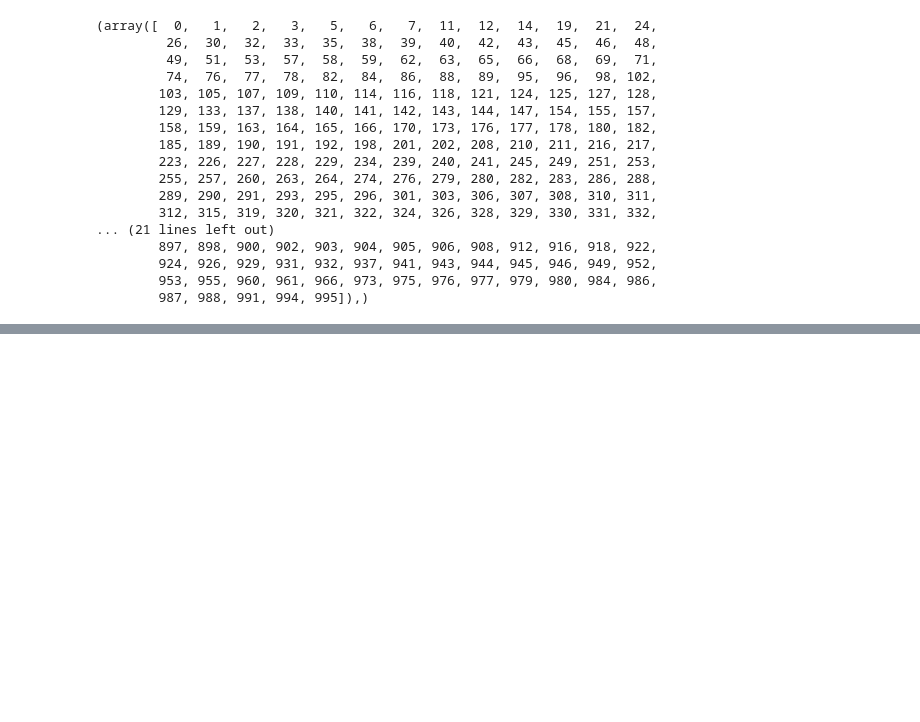
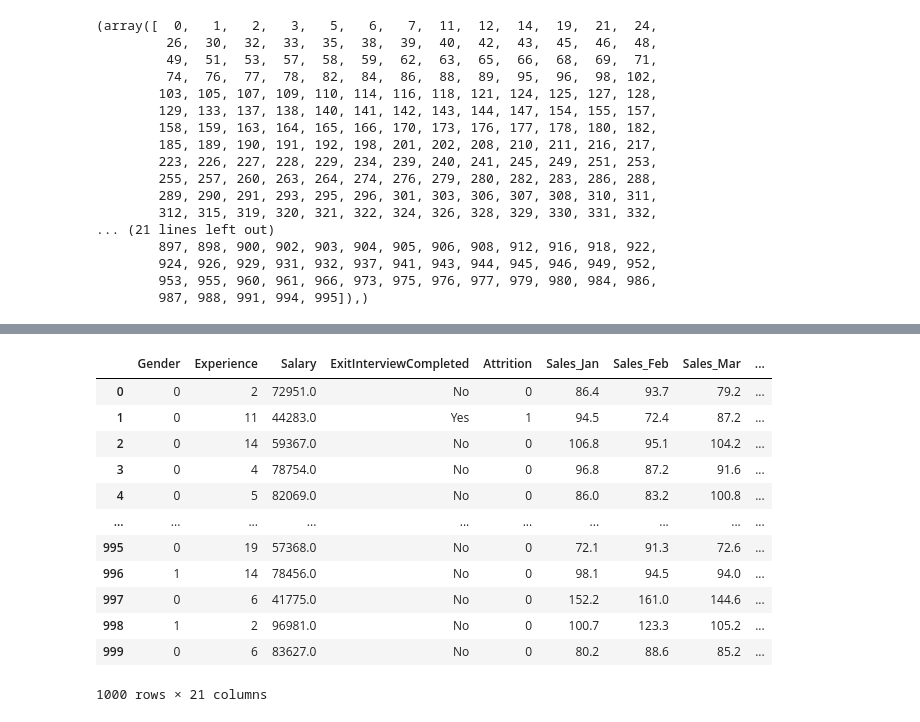
Before and after one commit to Yashzope/EDA_PracT, a Jupyter notebook: edaPract3.ipynb, the cells around one changed output, grey strips where cells are left out. Drawn from its saved outputs; the diff is of its cells as text; code cells hidden in the pictures; blank space fills up the shorter version.

```diff
--- a/edaPract3.ipynb
+++ b/edaPract3.ipynb
@@ -639,0 +882,16 @@ df3.head()
+# %%
+x
+# %% [output]
+|  | Gender | Experience | Salary | ExitInterviewCompleted | Attrition | Sales_Jan | Sales_Feb | Sales_Mar | ... |
+| 0 | 0 | 2 | 72951.0 | No | 0 | 86.4 | 93.7 | 79.2 | ... |
+| 1 | 0 | 11 | 44283.0 | Yes | 1 | 94.5 | 72.4 | 87.2 | ... |
+| 2 | 0 | 14 | 59367.0 | No | 0 | 106.8 | 95.1 | 104.2 | ... |
+| 3 | 0 | 4 | 78754.0 | No | 0 | 96.8 | 87.2 | 91.6 | ... |
+| 4 | 0 | 5 | 82069.0 | No | 0 | 86.0 | 83.2 | 100.8 | ... |
+| ... | ... | ... | ... | ... | ... | ... | ... | ... | ... |
+| 995 | 0 | 19 | 57368.0 | No | 0 | 72.1 | 91.3 | 72.6 | ... |
+| 996 | 1 | 14 | 78456.0 | No | 0 | 98.1 | 94.5 | 94.0 | ... |
+| 997 | 0 | 6 | 41775.0 | No | 0 | 152.2 | 161.0 | 144.6 | ... |
+| 998 | 1 | 2 | 96981.0 | No | 0 | 100.7 | 123.3 | 105.2 | ... |
+| 999 | 0 | 6 | 83627.0 | No | 0 | 80.2 | 88.6 | 85.2 | ... |
+1000 rows × 21 columns
```
Also changed, not shown: parts of 59 cells of this notebook.
